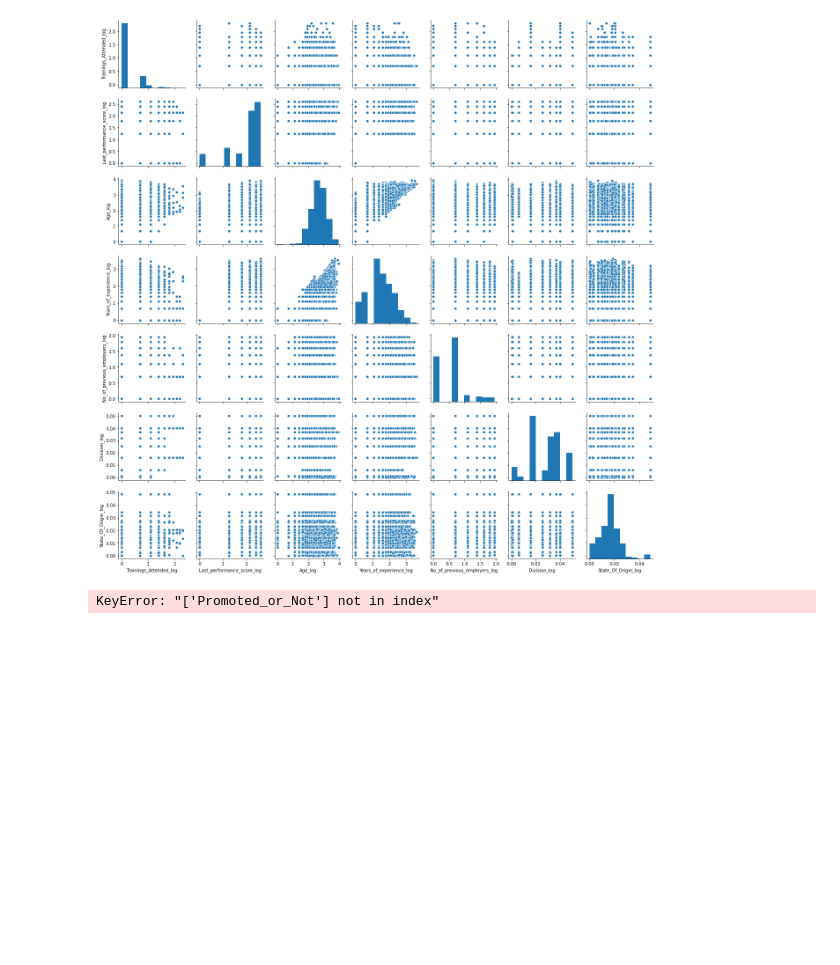
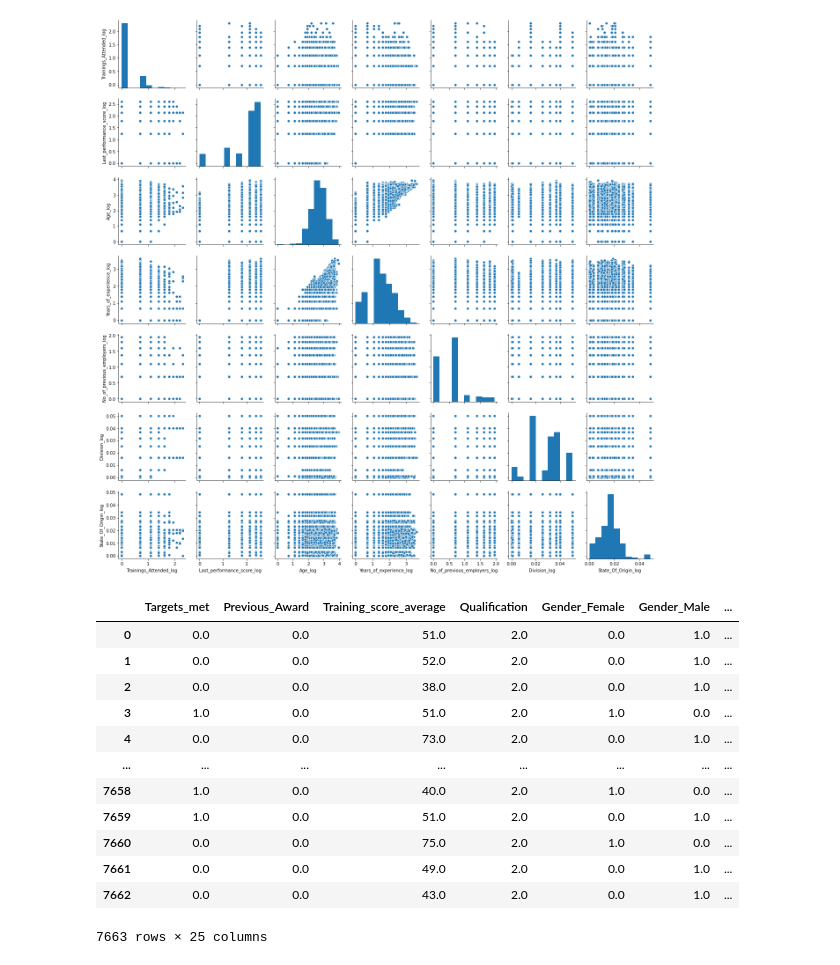
Before and after one commit to tizycki/intercampusai2019, a Jupyter notebook: data_exploration.ipynb, the cells around one changed output. Saved outputs shown, nothing was run; the diff lists cells and outputs as text; code cells hidden in the pictures; blank space fills up the shorter version.

```diff
--- a/data_exploration.ipynb
+++ b/data_exploration.ipynb
@@ -454,8 +473,16 @@ test_num.describe()
 | 75% | 2.000000 | 10.000000 | 1.000000 | 0.000000 | 68.000000 | 38.000000 | ... |
 | max | 11.000000 | 12.500000 | 1.000000 | 1.000000 | 91.000000 | 70.000000 | ... |
 # %%
-class FeatureUnionPostTransformer(BaseEstimator, TransformerMixin):
+class CustomFeatureUnionToDataFrame(BaseEstimator, TransformerMixin):
+    """
+    Function that converts results of FeatureUnion transformer into DataFrame and restores column names
+    of merged DataFrames (based on last step of each merged pipeline)
 
+    Args:
+        merged_pipelines: list of pipelines which results' were merged by FeatureUnion transformer
+    Returns:
+        pd.DataFrame
+    """
     def __init__(self, merged_pipelines):
         self.__pipelines = merged_pipelines
 
@@ -473,7 +500,14 @@ class FeatureUnionPostTransformer(BaseEstimator, TransformerMixin):
         return pd.DataFrame(X, columns=self.__col_names)
 # %%
 class LogTransformer(BaseEstimator, TransformerMixin):
+    """
+    Custom log transformer for specified columns in DataFrame
 
+    Args:
+        features: list of features which has to be log-transformed (np.log)
+    Returns:
+        pd.DataFrame with transformed features (suffix: '_log') and dropped original values
+    """
     def __init__(self, features):
         self.__transform_features = features
         self.__aggregates = {}
@@ -548,6 +585,7 @@ sb.pairplot(test[cont_features])
 <seaborn.axisgrid.PairGrid at 0x...>
 [figure]
 # %%
+# Final preprocessed data with log-transform
 log_transform_features = [
     'Trainings_Attended',
     'Last_performance_score',
@@ -557,13 +595,15 @@ log_transform_features = [
     'Division',
     'State_Of_Origin'
 ]
+
+# Added log-transform to previous preprocessing_pipeline
 preprocessing_pipeline = Pipeline(steps=[('feature_union', feature_union),
-                                         ('merge_columns', FeatureUnionPostTransformer([num_pipeline,
-                                                                                        cat_pipeline,
-                                                                                        bin_pipeline,
-                                                                                        target_enc_pipeline
-                                                                                       ]
-                                                                                      )),
+                                         ('merge_columns', CustomFeatureUnionToDataFrame([num_pipeline,
+                                                                                          cat_pipeline,
+                                                                                          bin_pipeline,
+                                                                                          target_enc_pipeline
+                                                                                         ]
+                                                                                        )),
                                          ('log_transformer', LogTransformer(log_transform_features))
                                         ]
                                  )
@@ -601,13 +634,30 @@ main_pipeline = Pipeline(steps=[('preprocessing', preprocessing_pipeline)
 # %%
+from sklearn.model_selection import train_test_split
+
+# Features for training
 train_cols = [x for x in df_train.columns.tolist() if x != target_col]
 
+# Train-test split and fit_transform of preprocessing pipeline
 X_train, X_test, y_train, y_test = train_test_split(df_train[train_cols],
                                                     df_train[target_col],
                                                     test_size=0.2,
                                                     random_state=42
                                                    )
 
-X_train = main_pipeline.fit_transform(X_train)
-X_test = main_pipeline.transform(X_test)
+X_train = preprocessing_pipeline.fit_transform(pd.concat([X_train, pd.DataFrame(y_train)], axis=1))
+X_test = preprocessing_pipeline.transform(X_test)
+X_test
 # %% [output]
+|  | Targets_met | Previous_Award | Training_score_average | Qualification | Gender_Female | Gender_Male | ... |
+| 0 | 0.0 | 0.0 | 51.0 | 2.0 | 0.0 | 1.0 | ... |
+| 1 | 0.0 | 0.0 | 52.0 | 2.0 | 0.0 | 1.0 | ... |
+| 2 | 0.0 | 0.0 | 38.0 | 2.0 | 0.0 | 1.0 | ... |
+| 3 | 1.0 | 0.0 | 51.0 | 2.0 | 1.0 | 0.0 | ... |
+| 4 | 0.0 | 0.0 | 73.0 | 2.0 | 0.0 | 1.0 | ... |
+| ... | ... | ... | ... | ... | ... | ... | ... |
+| 7658 | 1.0 | 0.0 | 40.0 | 2.0 | 1.0 | 0.0 | ... |
+| 7659 | 1.0 | 0.0 | 51.0 | 2.0 | 0.0 | 1.0 | ... |
+| 7660 | 0.0 | 0.0 | 75.0 | 2.0 | 1.0 | 0.0 | ... |
+| 7661 | 0.0 | 0.0 | 49.0 | 2.0 | 0.0 | 1.0 | ... |
+| 7662 | 0.0 | 0.0 | 43.0 | 2.0 | 0.0 | 1.0 | ... |
-KeyError: "['Promoted_or_Not'] not in index"
+7663 rows × 25 columns
```
Also changed, not shown: parts of 24 cells of this notebook, 3 other files.
